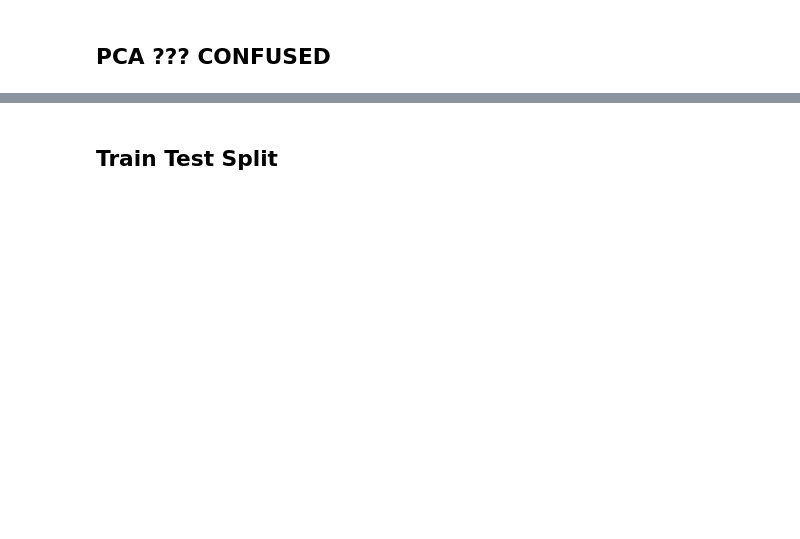
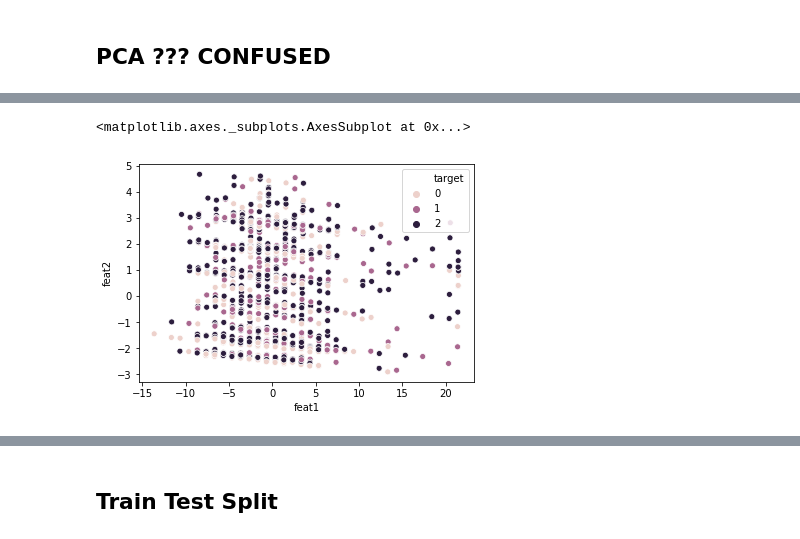
Before and after one commit to mackenziemitchell6/CannabiClass, a Jupyter notebook: RealFullCannabiClass.ipynb, the cells around one changed output, grey strips where cells are left out. Saved outputs shown, nothing was run; the diff lists cells and outputs as text; code cells hidden in the pictures; blank space fills up the shorter version.

```diff
--- a/RealFullCannabiClass.ipynb
+++ b/RealFullCannabiClass.ipynb
@@ -173,9 +30,10 @@ fulldf.head()
 # %% [markdown]
 ## PCA ??? CONFUSED
 # %%
-# pca = PCA()
-# features=fulldf.drop(columns='name')
-# transformed = pca.fit_transform(features)
+pca = PCA()
+features=fulldf.drop(columns='name')
+transformed = pca.fit_transform(features)
 # %%
-# plt.scatter(transformed[:,0], transformed[:,1]);
-# pca.components_
+# plt.scatter(transformed[:,0], transformed[:,1],hue='ty');
+pca.components_
+pcadict={'feat1':transformed[:,0],'feat2':transformed[:,1]}
@@ -225,0 +40,5 @@ for e in effects:
+# %%
+pcadf=pd.DataFrame(pcadict)
+# %%
+pcadf['target']=fulldf['type']
+pcadf
@@ -225,0 +64,5 @@ for e in effects:
+# %%
+sns.scatterplot(x='feat1',y='feat2',hue='target',data=pcadf)
+# %% [output]
+<matplotlib.axes._subplots.AxesSubplot at 0x...>
+[figure, added]
```
Also changed, not shown: parts of 135 cells of this notebook, 6 other files.
